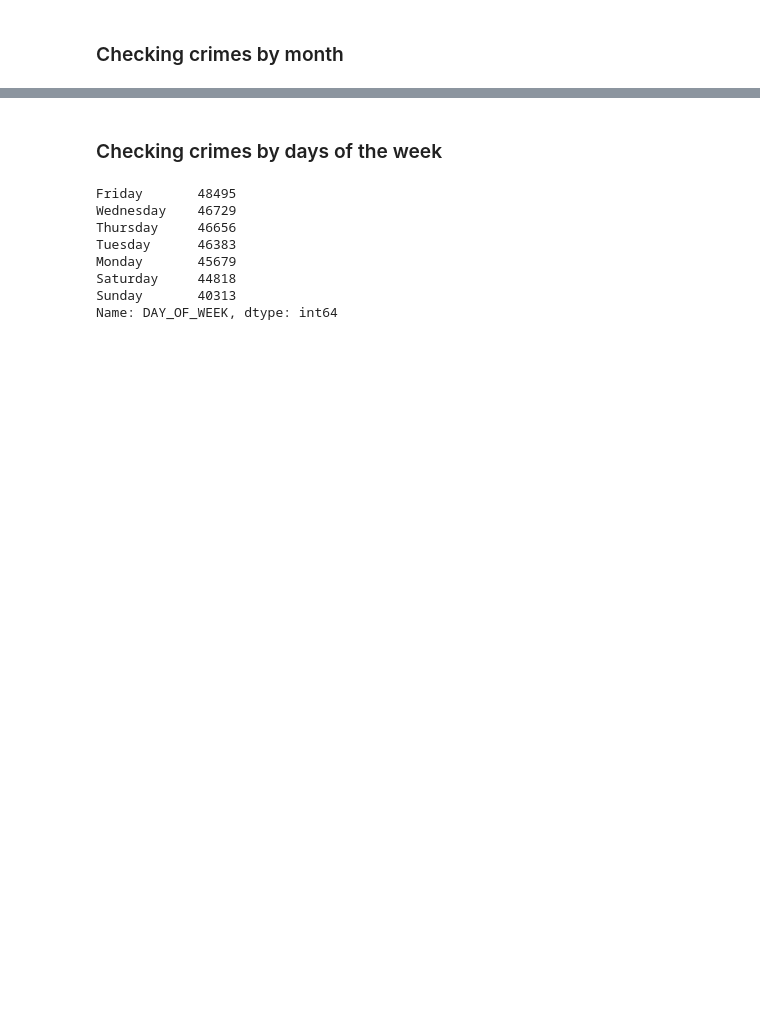
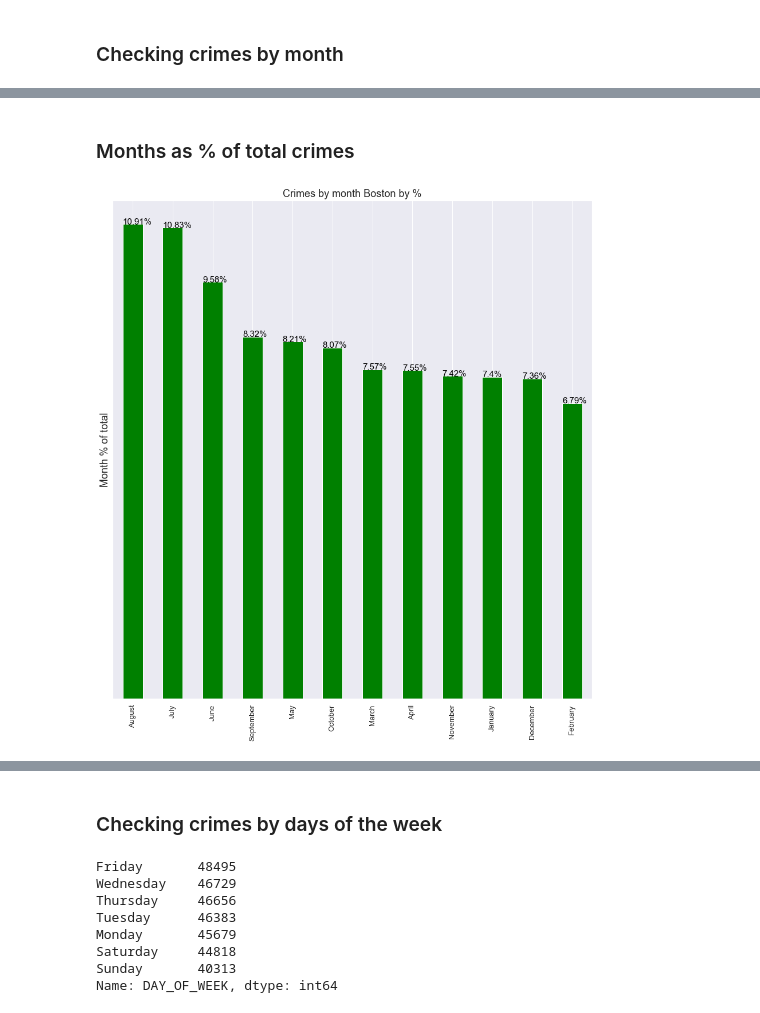
Before and after one commit to ValdemarQ/boston-crimes, a Jupyter notebook: Project 2 - Working with data, pandas & graphs.ipynb, the cells around one changed output, grey strips where cells are left out. Cells and saved outputs as stored; diff of their text form; code cells hidden in the pictures; blank space fills up the shorter version.

```diff
--- a/Project 2 - Working with data, pandas & graphs.ipynb
+++ b/Project 2 - Working with data, pandas & graphs.ipynb
@@ -196,0 +217,25 @@ for i in ax.patches:
+# %% [markdown]
+### Months as % of total crimes
+# %%
+ax = months_as_percent.plot(kind='bar', figsize=(15,16), color="green", fontsize=13);
+ax.set_title("Crimes by month Boston by %", fontsize=18)
+ax.set_ylabel("Month % of total", fontsize=18);
+plt.yticks([])
+
+crimes_by_month_percent = crimes_by_month.copy()
+
+crimes_by_month_percent_list = []
+crimes_by_month_percent_index = []
+for index, value in crimes_by_month_percent.iteritems():
+    crimes_by_month_percent_list.append(round((value/sumofcrimes)*100,2))
+    crimes_by_month_percent_index.append(index)
+
+months_as_percent = pd.Series(crimes_by_month_percent_list, index=crimes_by_month_percent_index)
+
+# set individual bar lables using above list
+for i in ax.patches:
+    # get_x pulls left or right; get_height pushes up or down
+    ax.text(i.get_x(), i.get_height(), \
+            str(round((i.get_height()), 2)) + "%", fontsize=15, color='black')
+# %% [output]
+[figure, added]
```
Also changed, not shown: parts of 8 cells of this notebook.
